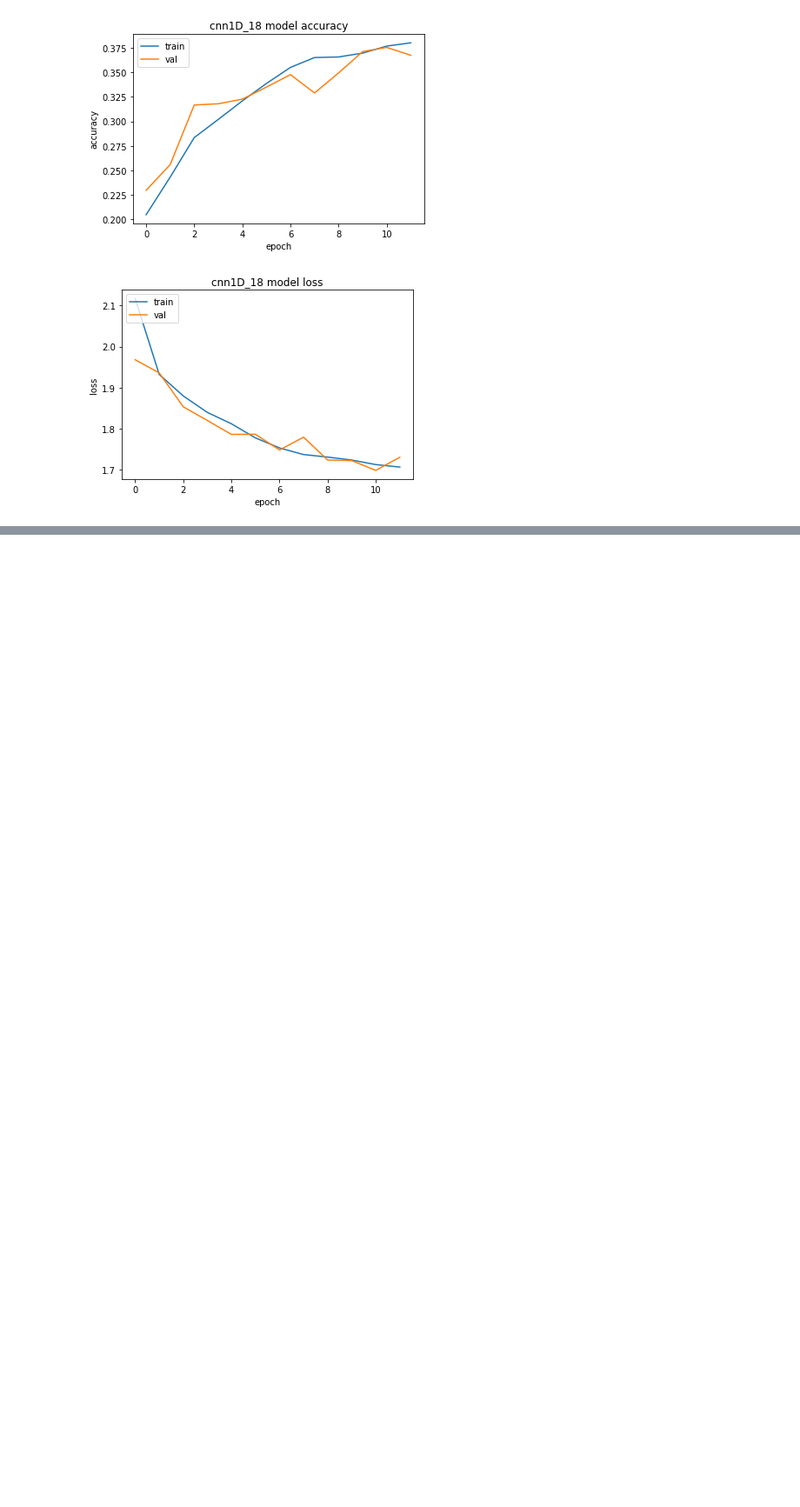
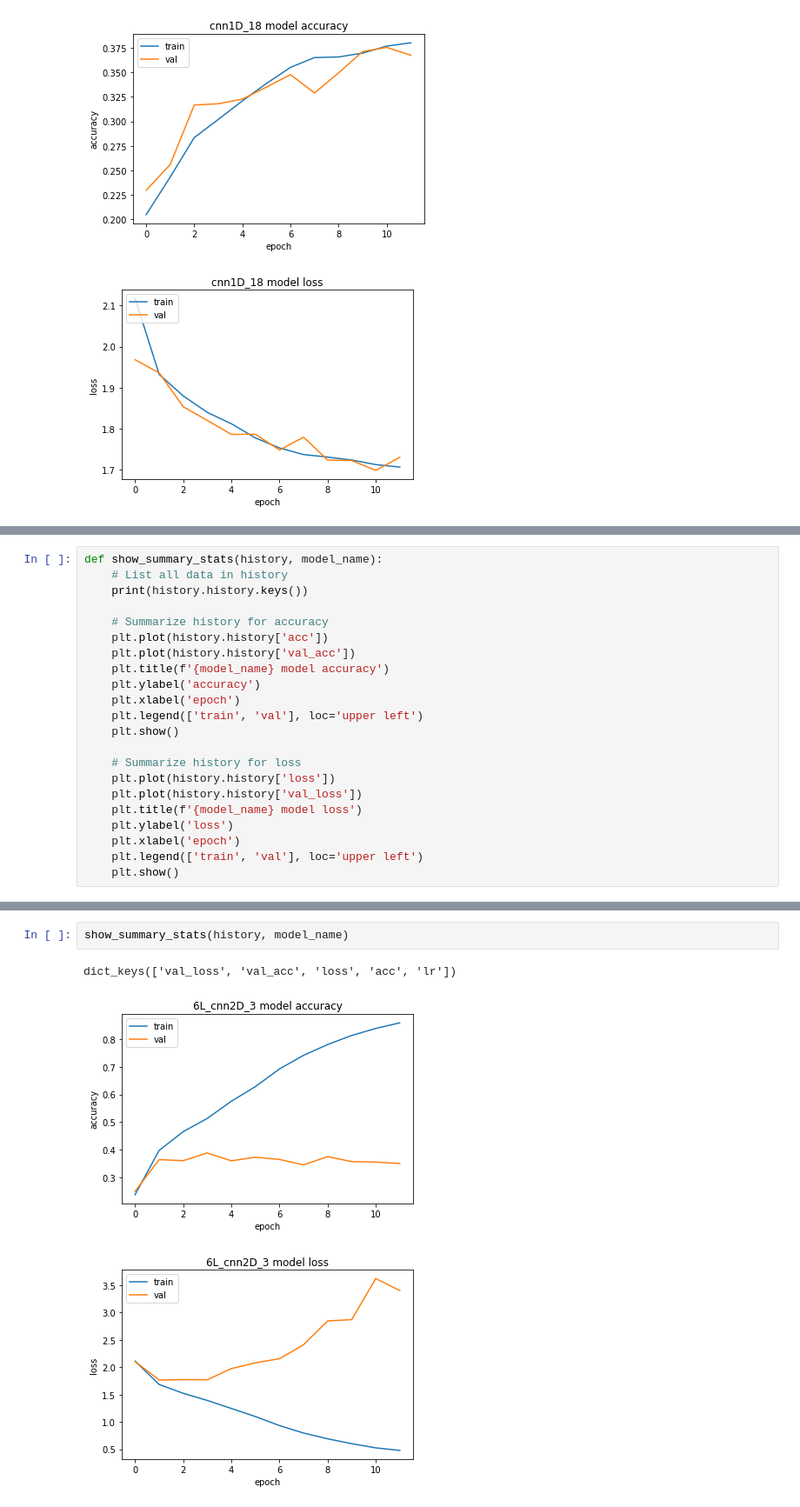
Before and after one commit to kuangweihuang/MIDS_w210_capstone_mb_kh_ws, a Jupyter notebook: 3.0_cnn_genre_classification_CNN.ipynb, the cells around one changed output, grey strips where cells are left out. Shown: that part at 87% size. Saved outputs shown, nothing was run; the diff lists cells and outputs as text; blank space fills up the shorter version.

```diff
--- a/3.0_cnn_genre_classification_CNN.ipynb
+++ b/3.0_cnn_genre_classification_CNN.ipynb
@@ -425,0 +449,22 @@ dict_keys(['val_loss', 'val_acc', 'loss', 'acc', 'lr'])
+# %%
+def show_summary_stats(history, model_name):
+    # List all data in history
+    print(history.history.keys())
+
+    # Summarize history for accuracy
+    plt.plot(history.history['acc'])
+    plt.plot(history.history['val_acc'])
+    plt.title(f'{model_name} model accuracy')
+    plt.ylabel('accuracy')
+    plt.xlabel('epoch')
+    plt.legend(['train', 'val'], loc='upper left')
+    plt.show()
+
+    # Summarize history for loss
+    plt.plot(history.history['loss'])
+    plt.plot(history.history['val_loss'])
+    plt.title(f'{model_name} model loss')
+    plt.ylabel('loss')
+    plt.xlabel('epoch')
+    plt.legend(['train', 'val'], loc='upper left')
+    plt.show()
@@ -425,0 +595,6 @@ dict_keys(['val_loss', 'val_acc', 'loss', 'acc', 'lr'])
+# %%
+show_summary_stats(history, model_name)
+# %% [output]
+dict_keys(['val_loss', 'val_acc', 'loss', 'acc', 'lr'])
+[figure, added]
+[figure, added]
```
Also changed, not shown: parts of 11 cells of this notebook, 1 other file.
